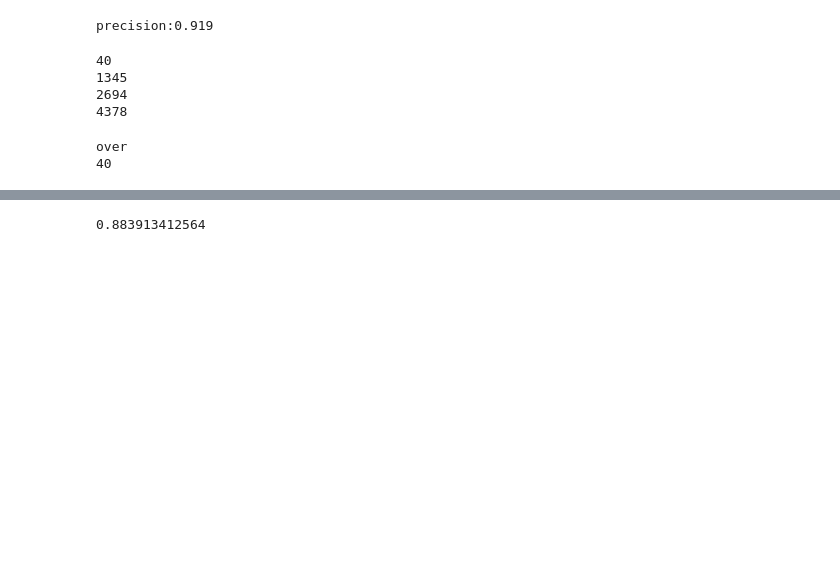
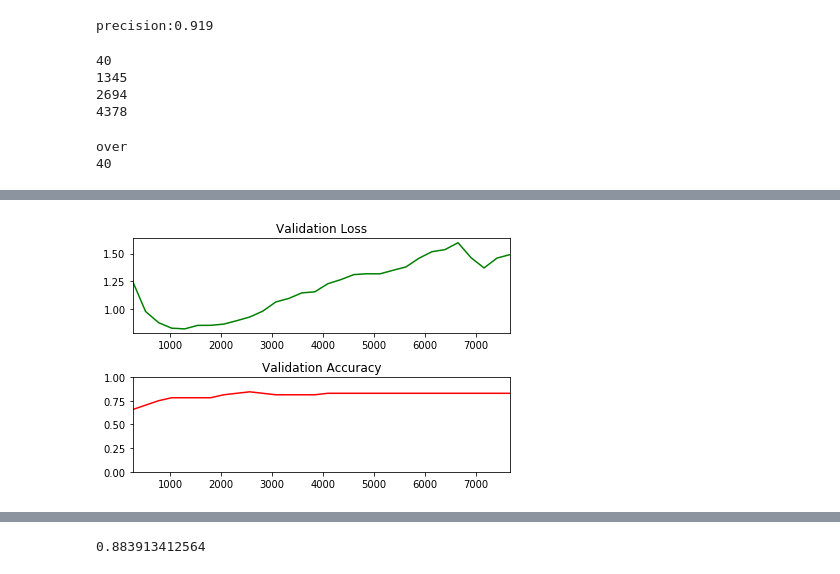
Before and after one commit to xongmao/Text_classification, a Jupyter notebook: textClassifier.ipynb, the cells around one changed output, grey strips where cells are left out. Cells and saved outputs as stored; diff of their text form; code cells hidden in the pictures; blank space fills up the shorter version.

```diff
--- a/textClassifier.ipynb
+++ b/textClassifier.ipynb
@@ -1089,0 +1222,16 @@ plt.show()
+# %%
+valid_loss_plot = plt.subplot(211)
+valid_loss_plot.set_title('Validation Loss')
+valid_loss_plot.plot(attn_valid_batches, attn_valid_loss_batch, 'g')
+valid_loss_plot.set_xlim([attn_valid_batches[0], attn_valid_batches[-1]])
+
+valid_acc_plot = plt.subplot(212)
+valid_acc_plot.set_title('Validation Accuracy')
+valid_acc_plot.plot(attn_valid_batches, attn_valid_acc_batch, 'r')
+valid_acc_plot.set_ylim([0, 1.0])
+valid_acc_plot.set_xlim([attn_valid_batches[0], attn_valid_batches[-1]])
+
+plt.tight_layout()
+plt.show()
+# %% [output]
+[figure, added]
```
Also changed, not shown: parts of 28 cells of this notebook, 4 other files.
